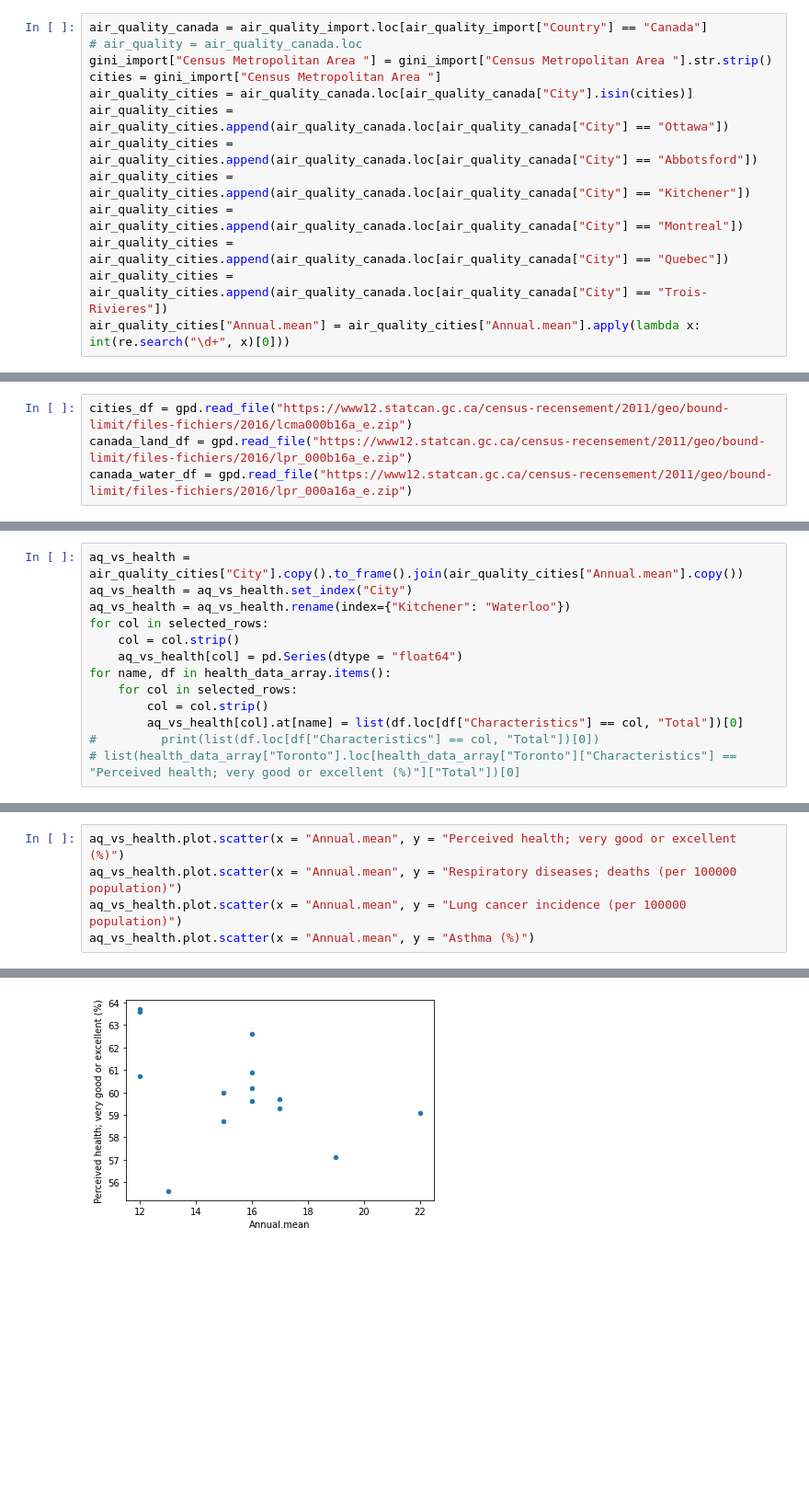
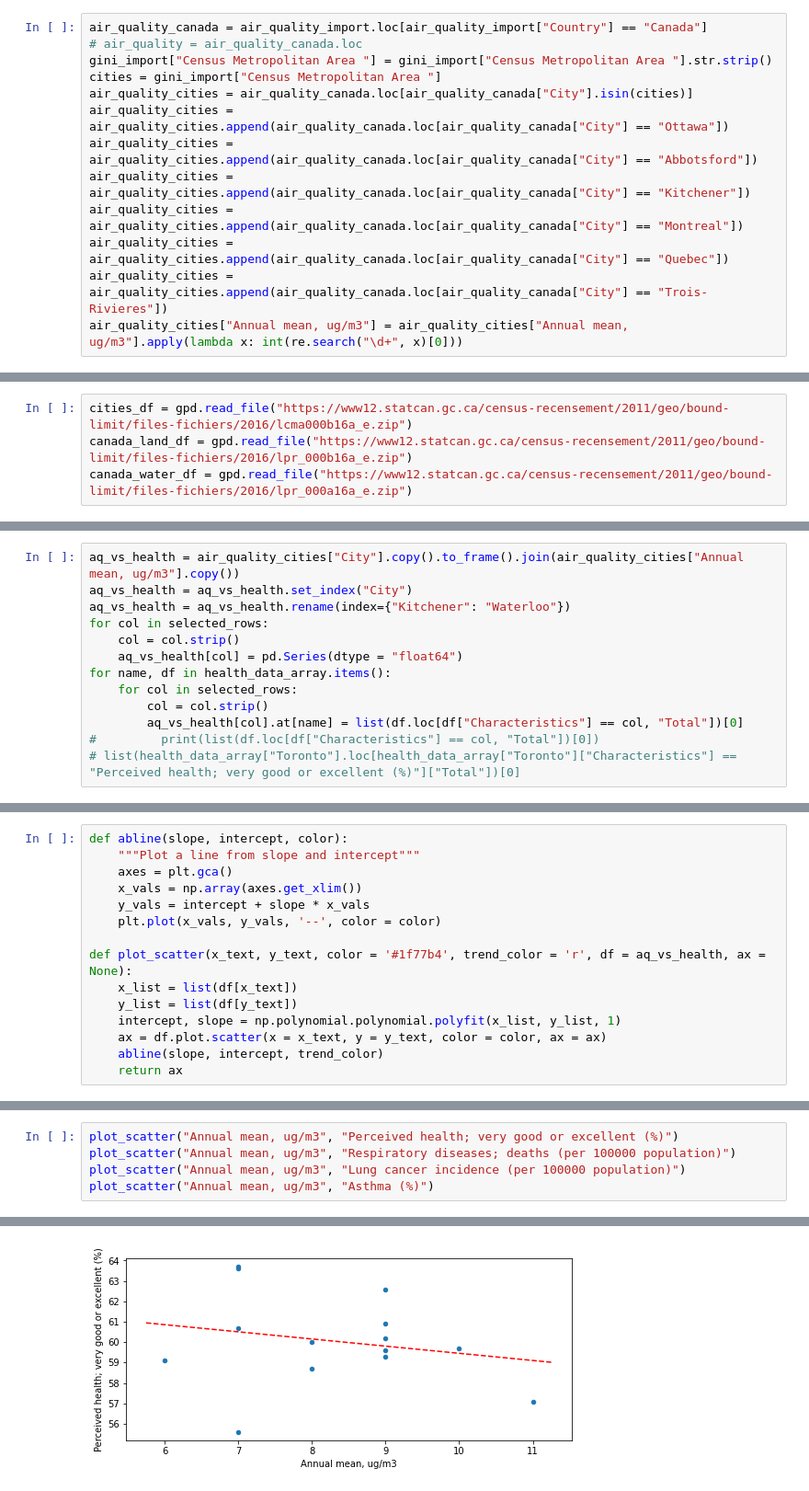
Before and after one commit to EliBCC/Ginis-Smoke, a Jupyter notebook: FinalPaper.ipynb, the cells around one changed output, grey strips where cells are left out. Shown at 92% size. Cells and saved outputs as stored; diff of their text form; blank space fills up the shorter version.

```diff
--- a/FinalPaper.ipynb
+++ b/FinalPaper.ipynb
@@ -38,4 +62,4 @@ air_quality_cities = air_quality_cities.append(air_quality_canada.loc[air_qualit
 air_quality_cities = air_quality_cities.append(air_quality_canada.loc[air_quality_canada["City"] == "Montreal"])
 air_quality_cities = air_quality_cities.append(air_quality_canada.loc[air_quality_canada["City"] == "Quebec"])
 air_quality_cities = air_quality_cities.append(air_quality_canada.loc[air_quality_canada["City"] == "Trois-Rivieres"])
-air_quality_cities["Annual.mean"] = air_quality_cities["Annual.mean"].apply(lambda x: int(re.search("\d+", x)[0]))
+air_quality_cities["Annual mean, ug/m3"] = air_quality_cities["Annual mean, ug/m3"].apply(lambda x: int(re.search("\d+", x)[0]))
@@ -131,5 +104,5 @@ display(list(city_shape.index)[0])
 # %%
-aq_vs_health = air_quality_cities["City"].copy().to_frame().join(air_quality_cities["Annual.mean"].copy())
+aq_vs_health = air_quality_cities["City"].copy().to_frame().join(air_quality_cities["Annual mean, ug/m3"].copy())
 aq_vs_health = aq_vs_health.set_index("City")
 aq_vs_health = aq_vs_health.rename(index={"Kitchener": "Waterloo"})
 for col in selected_rows:
@@ -162,0 +117,15 @@ aq_vs_health
+# %%
+def abline(slope, intercept, color):
+    """Plot a line from slope and intercept"""
+    axes = plt.gca()
+    x_vals = np.array(axes.get_xlim())
+    y_vals = intercept + slope * x_vals
+    plt.plot(x_vals, y_vals, '--', color = color)
+
+def plot_scatter(x_text, y_text, color = '#1f77b4', trend_color = 'r', df = aq_vs_health, ax = None):
+    x_list = list(df[x_text])
+    y_list = list(df[y_text])
+    intercept, slope = np.polynomial.polynomial.polyfit(x_list, y_list, 1)
+    ax = df.plot.scatter(x = x_text, y = y_text, color = color, ax = ax)
+    abline(slope, intercept, trend_color)
+    return ax
@@ -163,6 +134,6 @@ aq_vs_health
 # %%
-aq_vs_health.plot.scatter(x = "Annual.mean", y = "Perceived health; very good or excellent (%)")
-aq_vs_health.plot.scatter(x = "Annual.mean", y = "Respiratory diseases; deaths (per 100000 population)")
-aq_vs_health.plot.scatter(x = "Annual.mean", y = "Lung cancer incidence (per 100000 population)")
-aq_vs_health.plot.scatter(x = "Annual.mean", y = "Asthma (%)")
+plot_scatter("Annual mean, ug/m3", "Perceived health; very good or excellent (%)")
+plot_scatter("Annual mean, ug/m3", "Respiratory diseases; deaths (per 100000 population)")
+plot_scatter("Annual mean, ug/m3", "Lung cancer incidence (per 100000 population)")
+plot_scatter("Annual mean, ug/m3", "Asthma (%)")
 # %% [output]
@@ -170 +141 @@ aq_vs_health.plot.scatter(x = "Annual.mean", y = "Asthma (%)")
-[figure, old version]
+[figure, new version]
```
Also changed, not shown: parts of 27 cells of this notebook.
